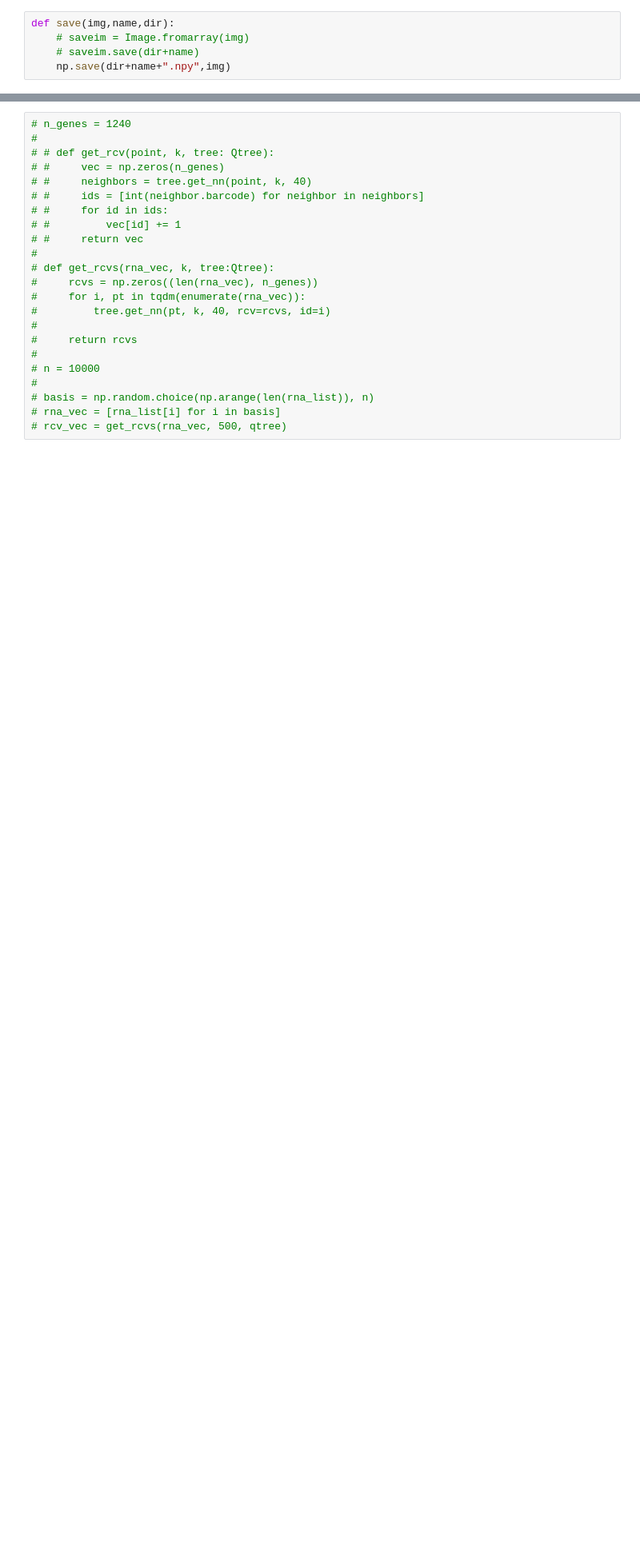
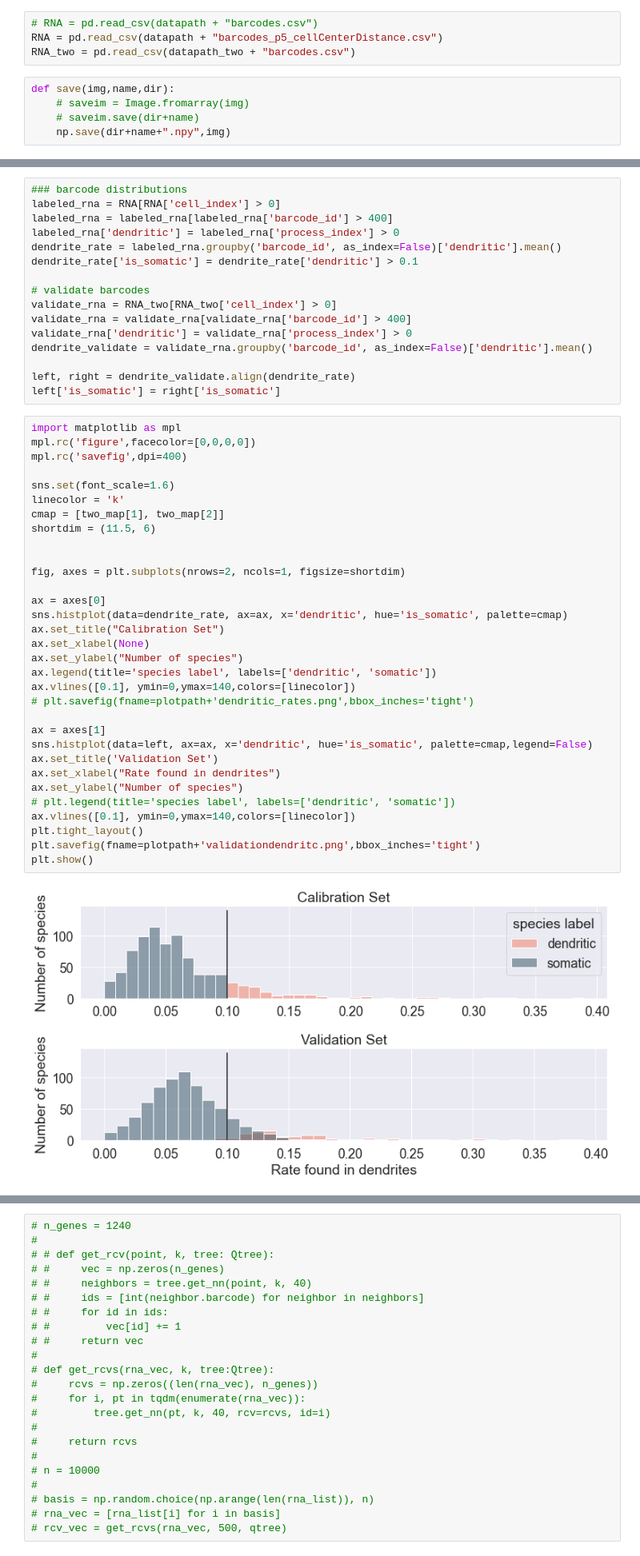
Before and after one commit to Harrison-Oatman/NeuronSegmentation, a Jupyter notebook: session.ipynb, the cells around one changed output, grey strips where cells are left out. Shown at 80% size. Cells and saved outputs as stored; diff of their text form; blank space fills up the shorter version.

```diff
--- a/session.ipynb
+++ b/session.ipynb
@@ -29,3 +36,7 @@ RNA = pd.read_csv(datapath + "barcodes.csv")
+# %%
+# RNA = pd.read_csv(datapath + "barcodes.csv")
+RNA = pd.read_csv(datapath + "barcodes_p5_cellCenterDistance.csv")
+RNA_two = pd.read_csv(datapath_two + "barcodes.csv")
 # %%
 def save(img,name,dir):
     # saveim = Image.fromarray(img)
@@ -68,0 +168,50 @@ qtree, rna_list = trees.convert_to_qtree(RNA, [0.0, 0.0, somaImage.shape[0], som
+# %%
+### barcode distributions
+labeled_rna = RNA[RNA['cell_index'] > 0]
+labeled_rna = labeled_rna[labeled_rna['barcode_id'] > 400]
+labeled_rna['dendritic'] = labeled_rna['process_index'] > 0
+dendrite_rate = labeled_rna.groupby('barcode_id', as_index=False)['dendritic'].mean()
+dendrite_rate['is_somatic'] = dendrite_rate['dendritic'] > 0.1
+
+# validate barcodes
+validate_rna = RNA_two[RNA_two['cell_index'] > 0]
+validate_rna = validate_rna[validate_rna['barcode_id'] > 400]
+validate_rna['dendritic'] = validate_rna['process_index'] > 0
+dendrite_validate = validate_rna.groupby('barcode_id', as_index=False)['dendritic'].mean()
+
+left, right = dendrite_validate.align(dendrite_rate)
+left['is_somatic'] = right['is_somatic']
+# %%
+import matplotlib as mpl
+mpl.rc('figure',facecolor=[0,0,0,0])
+mpl.rc('savefig',dpi=400)
+
+sns.set(font_scale=1.6)
+linecolor = 'k'
+cmap = [two_map[1], two_map[2]]
+shortdim = (11.5, 6)
+
+
+fig, axes = plt.subplots(nrows=2, ncols=1, figsize=shortdim)
+
+ax = axes[0]
+sns.histplot(data=dendrite_rate, ax=ax, x='dendritic', hue='is_somatic', palette=cmap)
+ax.set_title("Calibration Set")
+ax.set_xlabel(None)
+ax.set_ylabel("Number of species")
+ax.legend(title='species label', labels=['dendritic', 'somatic'])
+ax.vlines([0.1], ymin=0,ymax=140,colors=[linecolor])
+# plt.savefig(fname=plotpath+'dendritic_rates.png',bbox_inches='tight')
+
+ax = axes[1]
+sns.histplot(data=left, ax=ax, x='dendritic', hue='is_somatic', palette=cmap,legend=False)
+ax.set_title('Validation Set')
+ax.set_xlabel("Rate found in dendrites")
+ax.set_ylabel("Number of species")
+# plt.legend(title='species label', labels=['dendritic', 'somatic'])
+ax.vlines([0.1], ymin=0,ymax=140,colors=[linecolor])
+plt.tight_layout()
+plt.savefig(fname=plotpath+'validationdendritc.png',bbox_inches='tight')
+plt.show()
+# %% [output]
+[figure, added]
```
Also changed, not shown: parts of 72 cells of this notebook, 13 other files.
